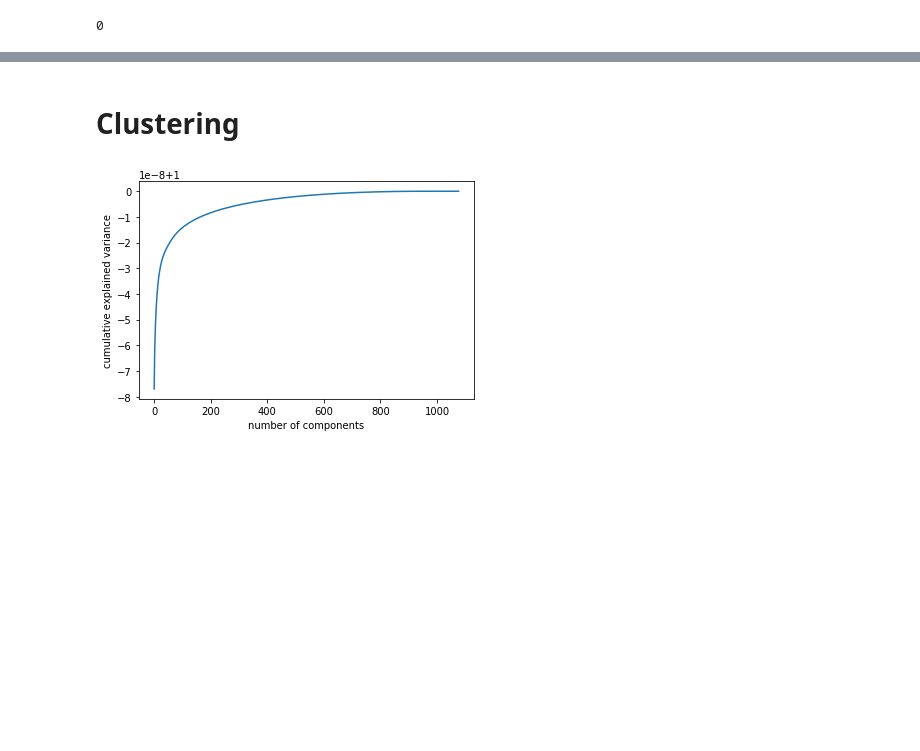
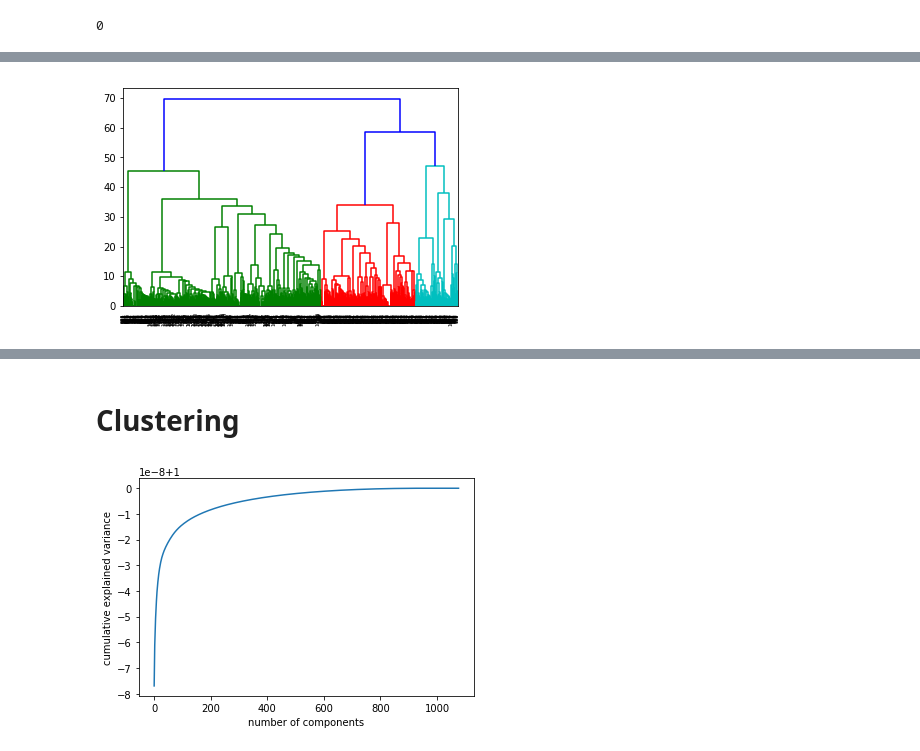
Before and after one commit to Gavin-Whitesitt/Project-2, a Jupyter notebook: Problem #2 Mitochondria .ipynb, the cells around one changed output, grey strips where cells are left out. Drawn from its saved outputs; the diff is of its cells as text; code cells hidden in the pictures; blank space fills up the shorter version.

```diff
--- a/Problem #2 Mitochondria .ipynb
+++ b/Problem #2 Mitochondria .ipynb
@@ -145,6 +150,6 @@ X_mitochondria.isna().sum().sum() #determines total number of missing values
 # %%
 #Uses KNN as imputation method
-imputer = KNNImputer()
+imputer = KNNImputer(n_neighbors=1)
 X_imputed = imputer.fit_transform(X_mitochondria)
 X_imputed = pd.DataFrame(X_imputed) #transforms X_imputed from array to pandas dataframe
 X_imputed.columns = X_mitochondria.columns  #sets column index appropriately
@@ -164,3 +163,5 @@ X_imputed.isna().sum().sum() #determines total number of missing values after im
 0
 # %%
 X_mitochondria = X_imputed #renames our imputed dataset
+# %%
+X_mitochondria = X_mitochondria.drop([0,1,2]) #drops unnessesarry
@@ -166,0 +198,5 @@ X_mitochondria = X_imputed #renames our imputed dataset
+# %%
+Z = linkage(X_mitochondria, 'ward')
+dn = dendrogram(Z)
+# %% [output]
+[figure, added]
```
Also changed, not shown: parts of 29 cells of this notebook.
